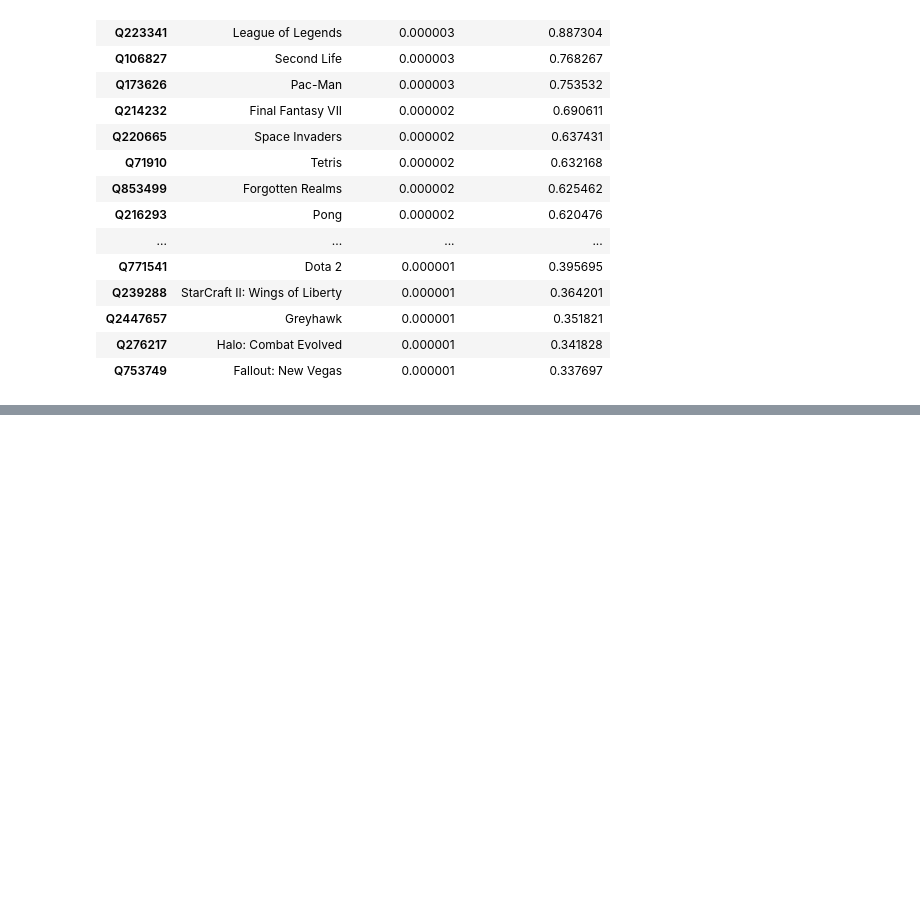
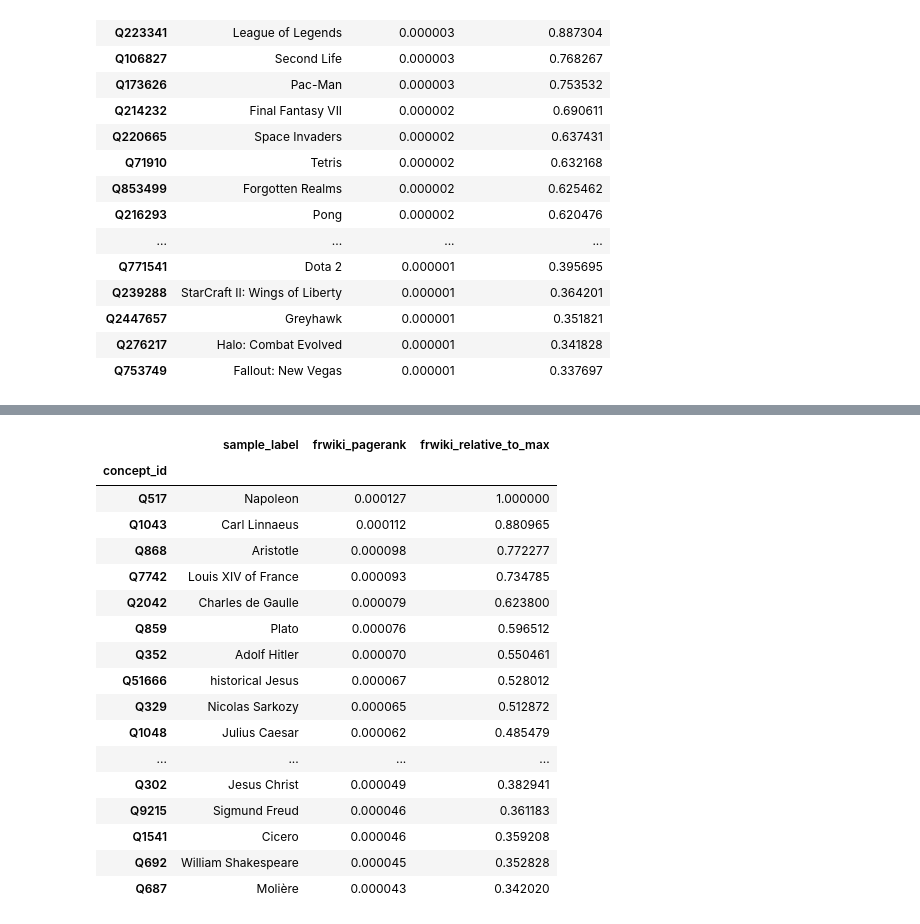
Before and after one commit to turtlesoupy/wikilanguage, a Jupyter notebook: Pandas.ipynb, the cells around one changed output, grey strips where cells are left out. Saved outputs shown, nothing was run; the diff lists cells and outputs as text; code cells hidden in the pictures; blank space fills up the shorter version.

```diff
--- a/Pandas.ipynb
+++ b/Pandas.ipynb
@@ -233,0 +234,21 @@ df.wl.instance_of(Concepts.POLITICAL_POWER).wl.top_ranked(wiki="enwiki", n=25)
+# %%
+df.wl.instance_of(Concepts.HUMAN).wl.top_ranked(wiki="frwiki", n=25)
+# %% [output]
+|  | sample_label | frwiki_pagerank | frwiki_relative_to_max |
+| concept_id |  |  |  |
+| Q517 | Napoleon | 0.000127 | 1.000000 |
+| Q1043 | Carl Linnaeus | 0.000112 | 0.880965 |
+| Q868 | Aristotle | 0.000098 | 0.772277 |
+| Q7742 | Louis XIV of France | 0.000093 | 0.734785 |
+| Q2042 | Charles de Gaulle | 0.000079 | 0.623800 |
+| Q859 | Plato | 0.000076 | 0.596512 |
+| Q352 | Adolf Hitler | 0.000070 | 0.550461 |
+| Q51666 | historical Jesus | 0.000067 | 0.528012 |
+| Q329 | Nicolas Sarkozy | 0.000065 | 0.512872 |
+| Q1048 | Julius Caesar | 0.000062 | 0.485479 |
+| ... | ... | ... | ... |
+| Q302 | Jesus Christ | 0.000049 | 0.382941 |
+| Q9215 | Sigmund Freud | 0.000046 | 0.361183 |
+| Q1541 | Cicero | 0.000046 | 0.359208 |
+| Q692 | William Shakespeare | 0.000045 | 0.352828 |
+| Q687 | Molière | 0.000043 | 0.342020 |
```
Also changed, not shown: parts of 10 cells of this notebook, 1 other file.
